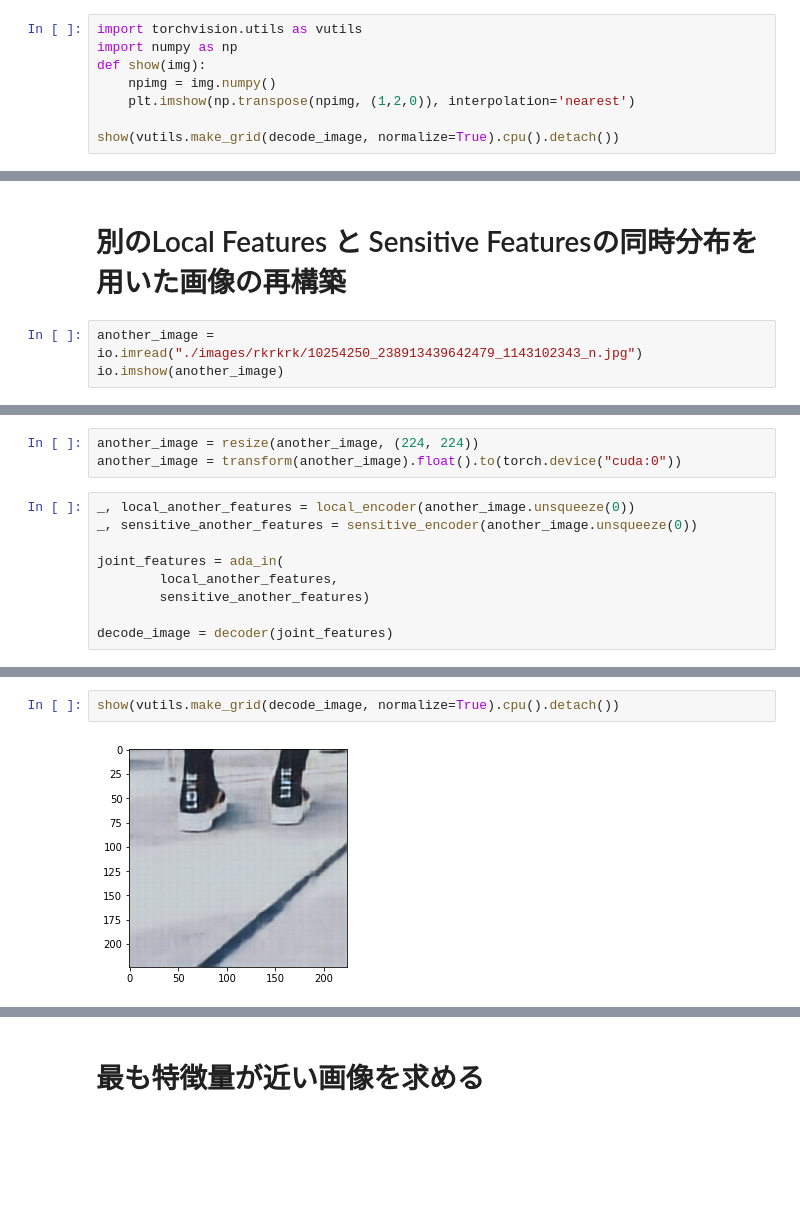
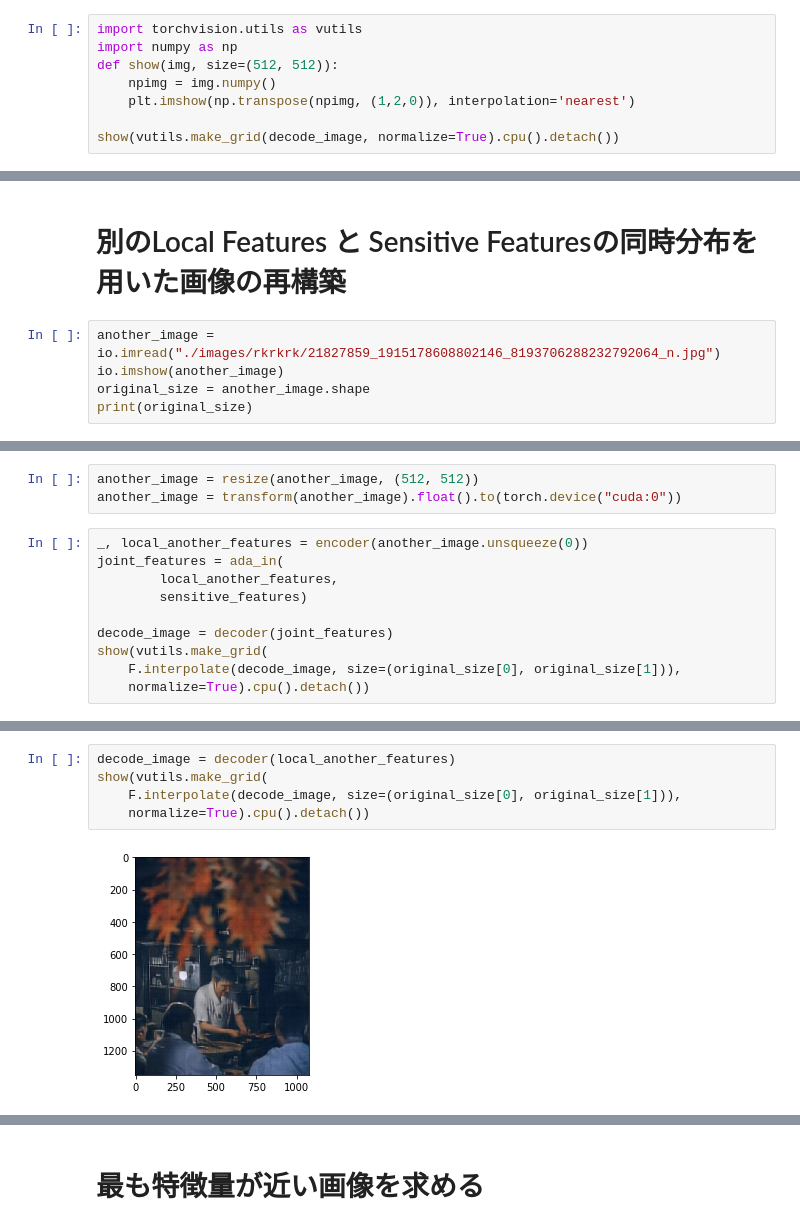
Before and after one commit to yamad07/learning-sensitive-representations, a Jupyter notebook: ablation.ipynb, the cells around one changed output, grey strips where cells are left out. Drawn from its saved outputs; the diff is of its cells as text; blank space fills up the shorter version.

Commit message:
[add] Add experimentation of same encoder.

```diff
--- a/ablation.ipynb
+++ b/ablation.ipynb
@@ -51,7 +41,7 @@ decode_image = decoder(joint_features)
 # %%
 import torchvision.utils as vutils
 import numpy as np
-def show(img):
+def show(img, size=(512, 512)):
     npimg = img.numpy()
     plt.imshow(np.transpose(npimg, (1,2,0)), interpolation='nearest')
 
@@ -61,6 +51,8 @@ show(vutils.make_grid(decode_image, normalize=True).cpu().detach())
 # %% [markdown]
 # 別のLocal Features と Sensitive Featuresの同時分布を用いた画像の再構築
 # %%
-another_image = io.imread("./images/rkrkrk/10254250_238913439642479_1143102343_n.jpg")
+another_image = io.imread("./images/rkrkrk/21827859_1915178608802146_8193706288232792064_n.jpg")
 io.imshow(another_image)
+original_size = another_image.shape
+print(original_size)
 # %% [output]
@@ -69,12 +61,13 @@ io.imshow(another_image)
 # %%
-another_image = resize(another_image, (224, 224))
+another_image = resize(another_image, (512, 512))
 another_image = transform(another_image).float().to(torch.device("cuda:0"))
 # %%
-_, local_another_features = local_encoder(another_image.unsqueeze(0))
-_, sensitive_another_features = sensitive_encoder(another_image.unsqueeze(0))
-
+_, local_another_features = encoder(another_image.unsqueeze(0))
 joint_features = ada_in(
         local_another_features,
-        sensitive_another_features)
+        sensitive_features)
 
 decode_image = decoder(joint_features)
+show(vutils.make_grid(
+    F.interpolate(decode_image, size=(original_size[0], original_size[1])),
+    normalize=True).cpu().detach())
@@ -81,4 +76,7 @@ decode_image = decoder(joint_features)
 # %%
-show(vutils.make_grid(decode_image, normalize=True).cpu().detach())
+decode_image = decoder(local_another_features)
+show(vutils.make_grid(
+    F.interpolate(decode_image, size=(original_size[0], original_size[1])),
+    normalize=True).cpu().detach())
 # %% [output]
-[figure, old version]
+[figure, new version]
```
Also changed, not shown: parts of 9 cells of this notebook, 5 other files.
